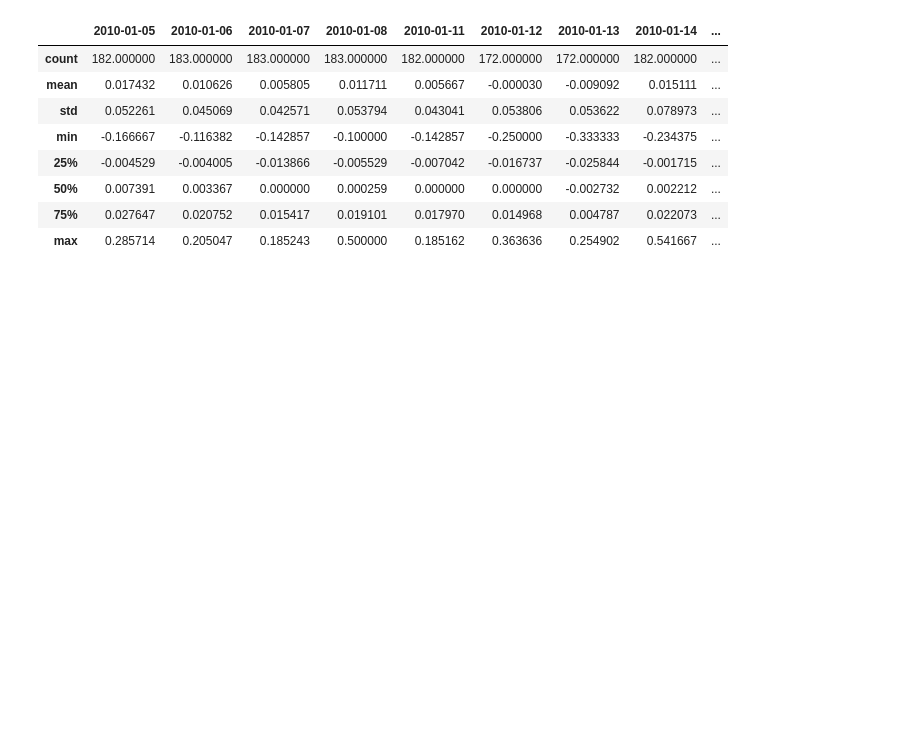
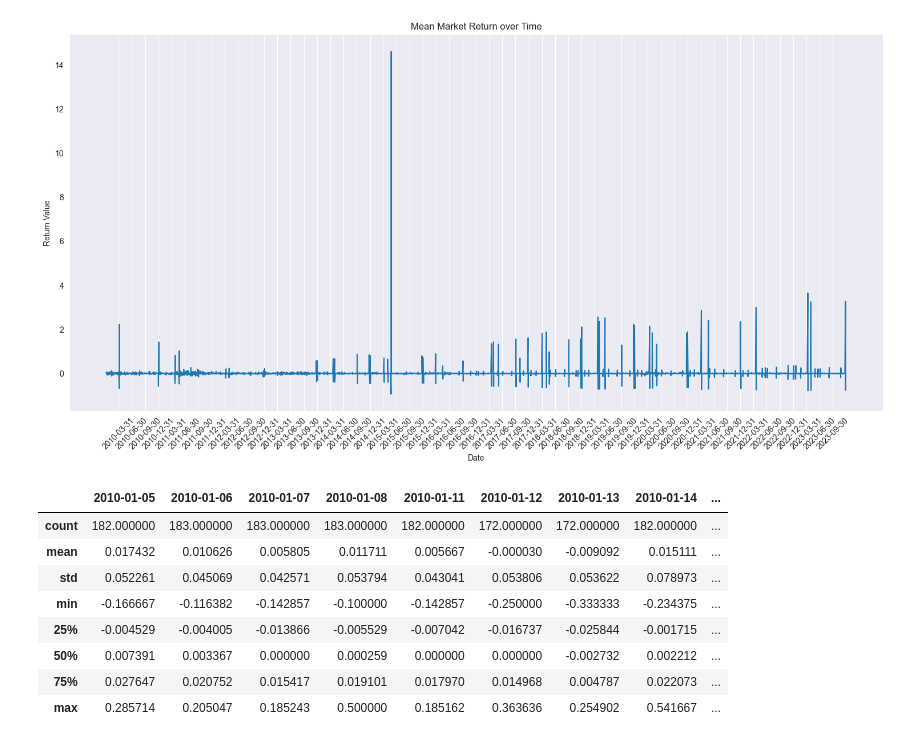
Before and after one commit to grallv/DSB2, a Jupyter notebook: calculate.ipynb, the cells around one changed output. Saved outputs shown, nothing was run; the diff lists cells and outputs as text; code cells hidden in the pictures; blank space fills up the shorter version.

```diff
--- a/calculate.ipynb
+++ b/calculate.ipynb
@@ -78,3 +96,24 @@ plt.show()
+# %%
+plt.figure(figsize=(15,8))
+
+# Convert the columns to datetime
+mean_market_ret.columns = pd.to_datetime(mean_market_ret.columns)
+
+plt.plot(mean_market_ret.columns, mean_market_ret.values.reshape(-1), label='Date')
+
+plt.title('Mean Market Return over Time')
+plt.xlabel('Date')
+plt.ylabel('Return Value')
+
+# Generate quarterly dates for x-ticks
+quarterly_dates = pd.date_range(start=mean_market_ret.columns[0], end=mean_market_ret.columns[-1], freq='QE')
+plt.xticks(quarterly_dates, rotation=45)
+
+plt.grid(axis='y')
+plt.tight_layout()
+plt.show()
+# %% [output]
+[figure, added]
 # %%
 maret_df.describe()
 # %% [output]
```
Also changed, not shown: parts of 6 cells of this notebook, 24 other files.
